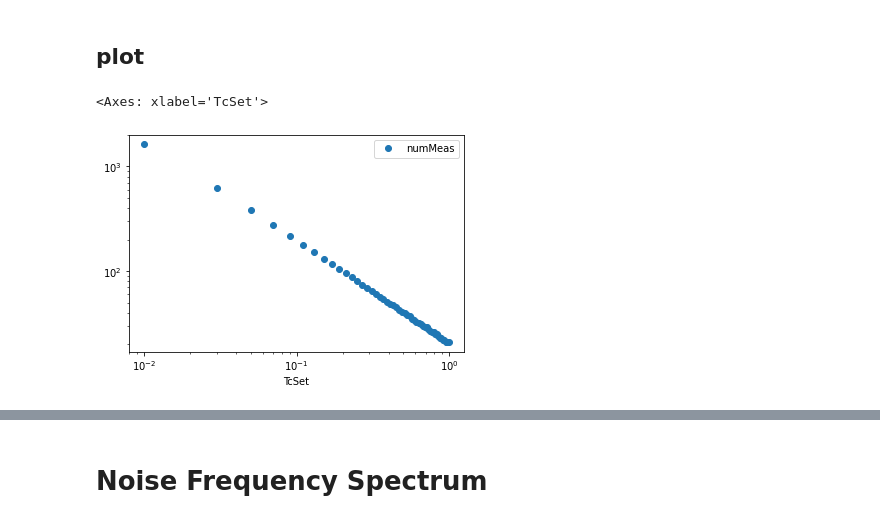
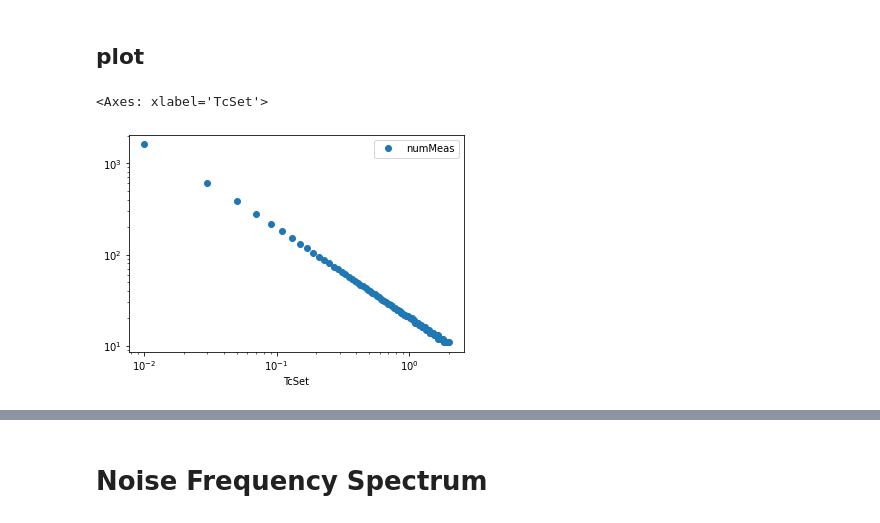
Before and after one commit to OrionSmedley/SagnacOperatingSys, a Jupyter notebook: MetaAnalysis/NoiseCapture/RecordNoise.ipynb, the cells around one changed output, grey strips where cells are left out. Saved outputs shown, nothing was run; the diff lists cells and outputs as text; code cells hidden in the pictures.

Commit message:
Lots more noise statistics recorded

```diff
--- a/MetaAnalysis/NoiseCapture/RecordNoise.ipynb
+++ b/MetaAnalysis/NoiseCapture/RecordNoise.ipynb
@@ -116,6 +97,29 @@ df1 = pd.read_csv('./LafoNoise/Lafo404_brightNoise_1.csv');
+# %%
+df0 = pd.read_csv('./LafoNoise/Lafo404_brightNoise.csv');
+df1 = pd.read_csv('./LafoNoise/Lafo404_brightNoise_1.csv');
+df2 = pd.read_csv('./LafoNoise/Lafo404_brightNoise_noEOM_0.csv');
+df3 = pd.read_csv('./LafoNoise/Lafo404_brightNoise_noEOM_noheat_0.csv');
+df4 = pd.read_csv('./LafoNoise/Lafo404_brightNoise_offOnEOM_noheat_tc0.2ish_0.csv');
+df6 = pd.read_csv('./LafoNoise/Lafo404_brightNoise_EOM_noheat_tc0.2ish_4.csv');
+df7 = pd.read_csv('./LafoNoise/Lafo404_brightNoise_EOM_noheat_tc0.2ish_6.csv');
+df8 = pd.read_csv('./LafoNoise/Lafo404_brightNoise_EOM_noYesheat_tc0.2ish_0.csv');
+df9 = pd.read_csv('./LafoNoise/Lafo404_brightNoise_EOM_noheat_tc0.2ish_10.csv');
+df10 = pd.read_csv('./LafoNoise/Lafo404_brightNoise_EOM_noheat_tc0.2ish_3Fmod_0.csv');
+df11 = pd.read_csv('./LafoNoise/Lafo404_brightNoise_EOM_noheat_tc0.2ish_1Fmod_1.csv');
+df12 = pd.read_csv('./LafoNoise/Lafo404_brightNoise_EOM_noheat_tc0.2ish_1Fmod_styrofoamboxClosed_boxlight0ff_1.csv');
+df13 = pd.read_csv('./LafoNoise/Lafo404_brightNoise_EOM_noheat_tc0.2ish_1Fmod_styrofoamboxClosed_boxlight0ff_roomlightoff_0.csv');
+df14 = pd.read_csv('./LafoNoise/Lafo404_brightNoise_EOM_noheat_tc0.2ish_3Fmod_styrofoamboxClosed_boxlight0ff_roomlightoff_1.csv');
+df15 = pd.read_csv('./LafoNoise/Lafo404_brightNoise_EOM_noheat_tc0.01-0.2_3Fmod_styrofoamboxClosed_boxlight0ff_roomlightoff_2.csv');
+df16 = pd.read_csv('./LafoNoise/Lafo404_brightNoise_EOM_noheat_tc0.01-0.2_3Fmod_styrofoamboxClosedOpen_boxlight0ff_roomlightoff_3.csv');
+df17 = pd.read_csv('./LafoNoise/Lafo404_brightNoise_EOM_noheat_tc0.2ish_3Fmod_styrofoamboxOpen_boxlight0ff_roomlightoff_5.csv');
+df18 = pd.read_csv('./LafoNoise/Lafo404_brightNoise_EOM_noheat_tc0.2ish_3Fmod_styrofoamboxOpen_boxlight0ff_roomlightoff_walkInhalfwayTest_0.csv');
+df19 = pd.read_csv('./LafoNoise/Lafo404_brightNoise_EOM_noheat_tc0.2ish_3Fmod_styrofoamboxClosed_boxlight0ff_roomlightoff_alwaysWavingHandsTappHalfway_0.csv');
+df20 = pd.read_csv('./LafoNoise/Lafo404_brightNoise_reflectBeforeFiber_0.csv');
+df21 = pd.read_csv('./LafoNoise/Lafo404_brightNoise_reflectBeforeFiber_roomlightsOut_0.csv');
+df22 = pd.read_csv('./LafoNoise/Lafo404_brightNoise_reflectBeforeFiber_roomlightsOut_NDfilter_0.csv');
 # %%
 # sanity chec
-df1.plot(x='TcSet', y='numMeas', logx=True, logy=True, style='o')
+df2.plot(x='TcSet', y='numMeas', logx=True, logy=True, style='o')
 # %% [output]
 <Axes: xlabel='TcSet'>
-[figure, old version]
+[figure, new version]
```
Also changed, not shown: parts of 10 cells of this notebook, 22 other files.
